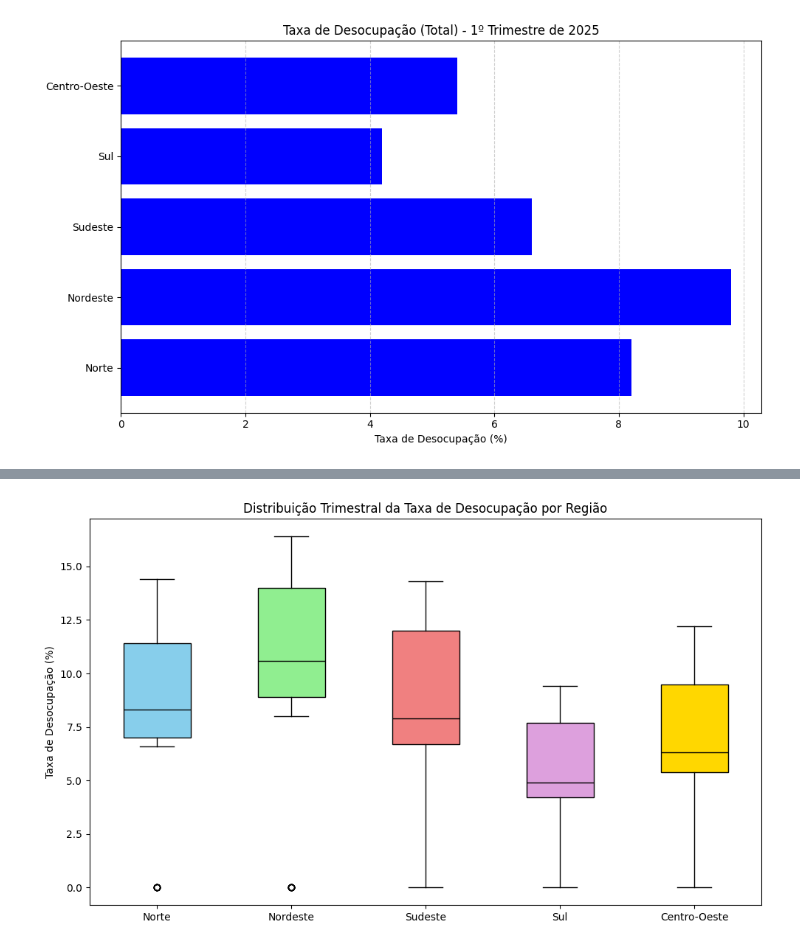
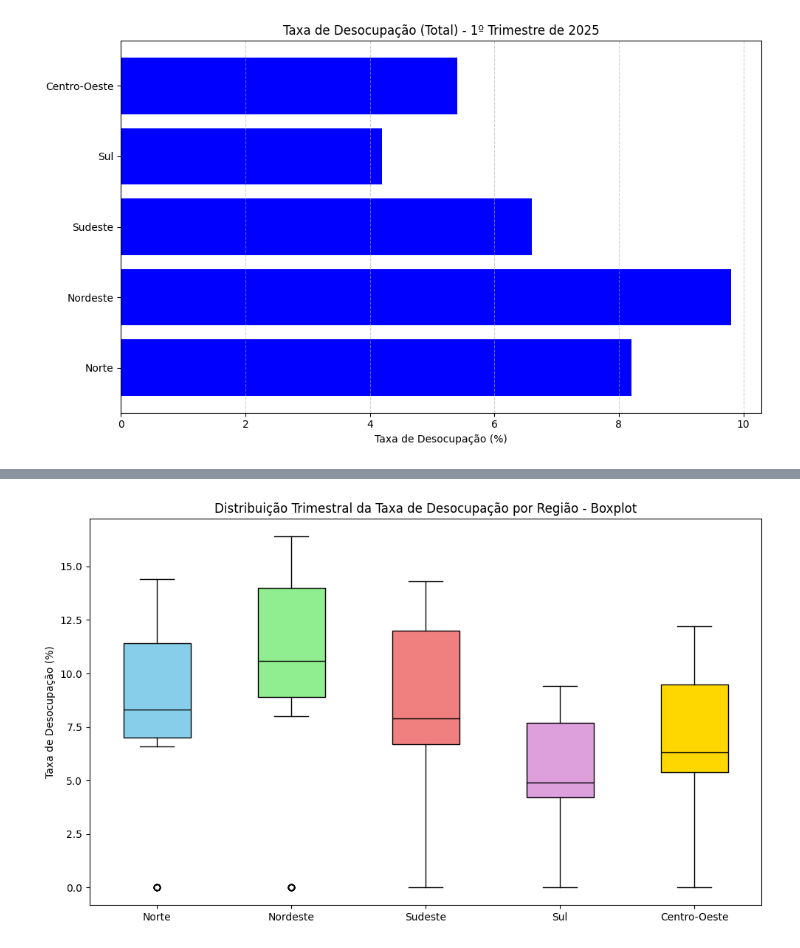
Before and after one commit to KaiqueFalcao/AV3, a Jupyter notebook: AV3.ipynb, the cells around one changed output, grey strips where cells are left out. Saved outputs shown, nothing was run; the diff lists cells and outputs as text; code cells hidden in the pictures.

```diff
--- a/AV3.ipynb
+++ b/AV3.ipynb
@@ -203,38 +286,38 @@ import matplotlib.pyplot as plt
 valores_por_regiao = {}
 cores = ['skyblue', 'lightgreen', 'lightcoral', 'plum', 'gold']
 
 for df in lista_dfs:
     regiao = df['Região'].iloc[0]
     df.columns = [col.strip() for col in df.columns]
     linha_total = df[df.iloc[:, 0].astype(str).str.strip().str.lower() == 'total']
 
     if not linha_total.empty:
         colunas_trimestres = [col for col in df.columns if 'trimestre' in col.lower()]
-        valores = linha_total[colunas_trimestres].values.flatten()
-        valores = [float(str(v).replace(',', '.')) for v in valores if pd.notna(v)]
-        valores_por_regiao[regiao] = valores
+        valores2 = linha_total[colunas_trimestres].values.flatten()
+        valores2 = [float(str(v).replace(',', '.')) for v in valores2 if pd.notna(v)]
+        valores_por_regiao[regiao] = valores2
     else:
         print(f"Dados da linha 'Total' não encontrados para a região: {regiao}")
 
 # Cria o boxplot com regiões no eixo x e taxa no eixo y
 plt.figure(figsize=(10, 6))
 box = plt.boxplot(valores_por_regiao.values(),
                   labels=valores_por_regiao.keys(),
                   patch_artist=True,
                   medianprops=dict(color='black'))
 
 # Aplica cores diferentes a cada box
 for patch, cor in zip(box['boxes'], cores):
     patch.set_facecolor(cor)
     patch.set_edgecolor('black')
 
 # Rótulos e título
 plt.ylabel('Taxa de Desocupação (%)')
-plt.title('Distribuição Trimestral da Taxa de Desocupação por Região')
+plt.title('Distribuição Trimestral da Taxa de Desocupação por Região - Boxplot')
 plt.tight_layout()
 plt.show()
 # %% [output]
-[figure, old version]
+[figure, new version]
 # %%
 import seaborn as sns
 import matplotlib.pyplot as plt
```
Also changed, not shown: parts of 9 cells of this notebook.
